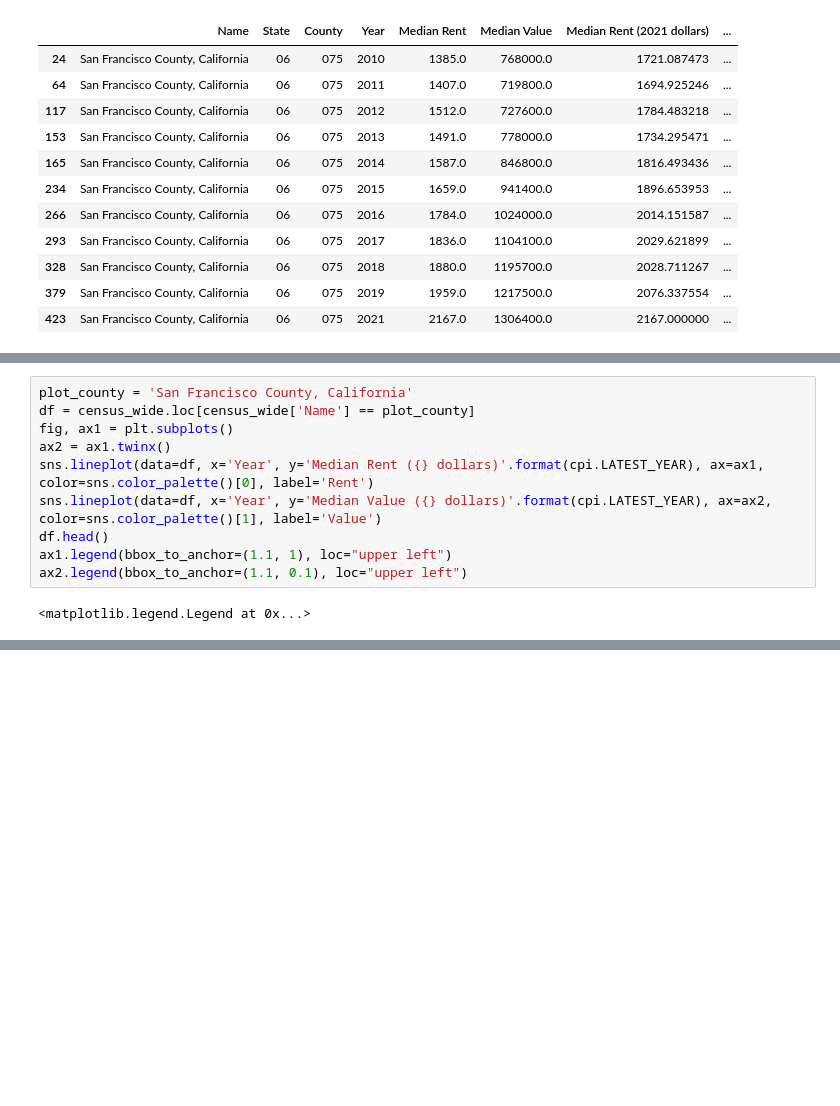
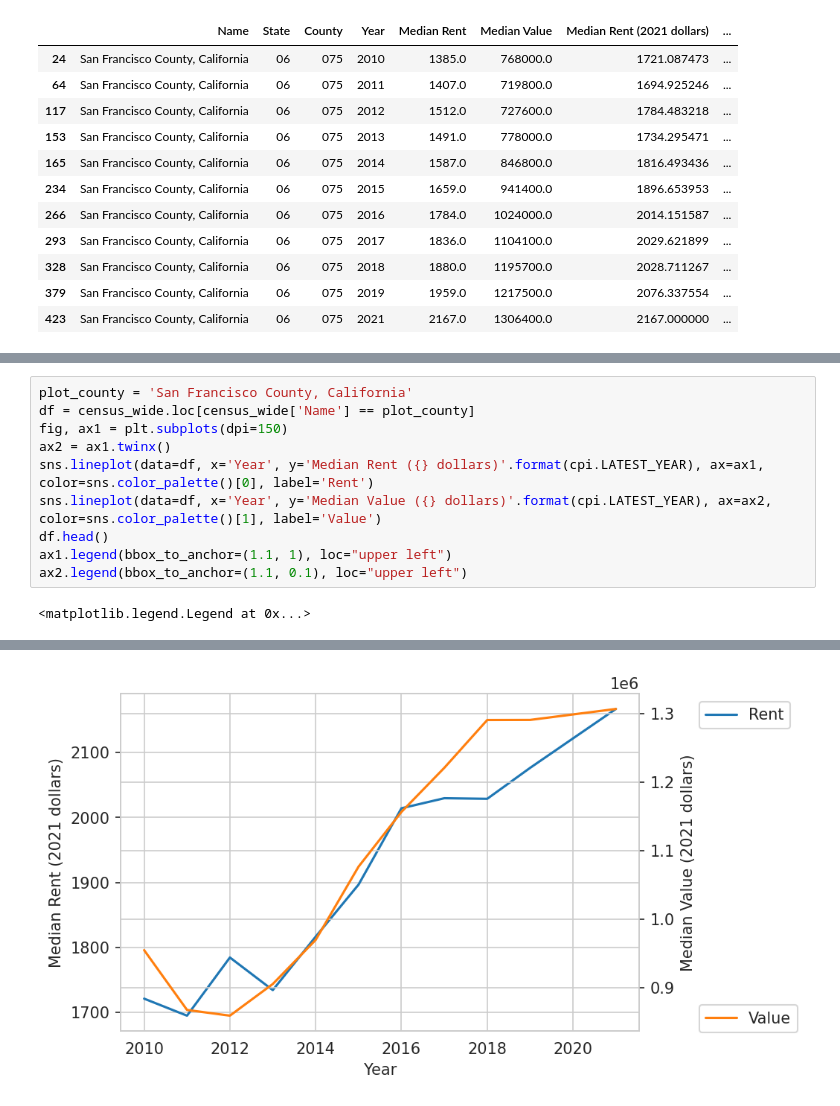
Before and after one commit to kylebarlow/housing_price_rent_ratio, a Jupyter notebook: housing_price_rent_ratio.ipynb, the cells around one changed output, grey strips where cells are left out. Cells and saved outputs as stored; diff of their text form; blank space fills up the shorter version.

```diff
--- a/housing_price_rent_ratio.ipynb
+++ b/housing_price_rent_ratio.ipynb
@@ -134,7 +134,7 @@ ax.legend(bbox_to_anchor=(1.04, 1), loc="upper left")
 # %%
 plot_county = 'San Francisco County, California'
 df = census_wide.loc[census_wide['Name'] == plot_county]
-fig, ax1 = plt.subplots()
+fig, ax1 = plt.subplots(dpi=150)
 ax2 = ax1.twinx()
 sns.lineplot(data=df, x='Year', y='Median Rent ({} dollars)'.format(cpi.LATEST_YEAR), ax=ax1, color=sns.color_palette()[0], label='Rent')
 sns.lineplot(data=df, x='Year', y='Median Value ({} dollars)'.format(cpi.LATEST_YEAR), ax=ax2, color=sns.color_palette()[1], label='Value')
@@ -146,0 +146 @@ ax2.legend(bbox_to_anchor=(1.1, 0.1), loc="upper left")
+[figure, added]
```
Also changed, not shown: parts of 5 cells of this notebook.
